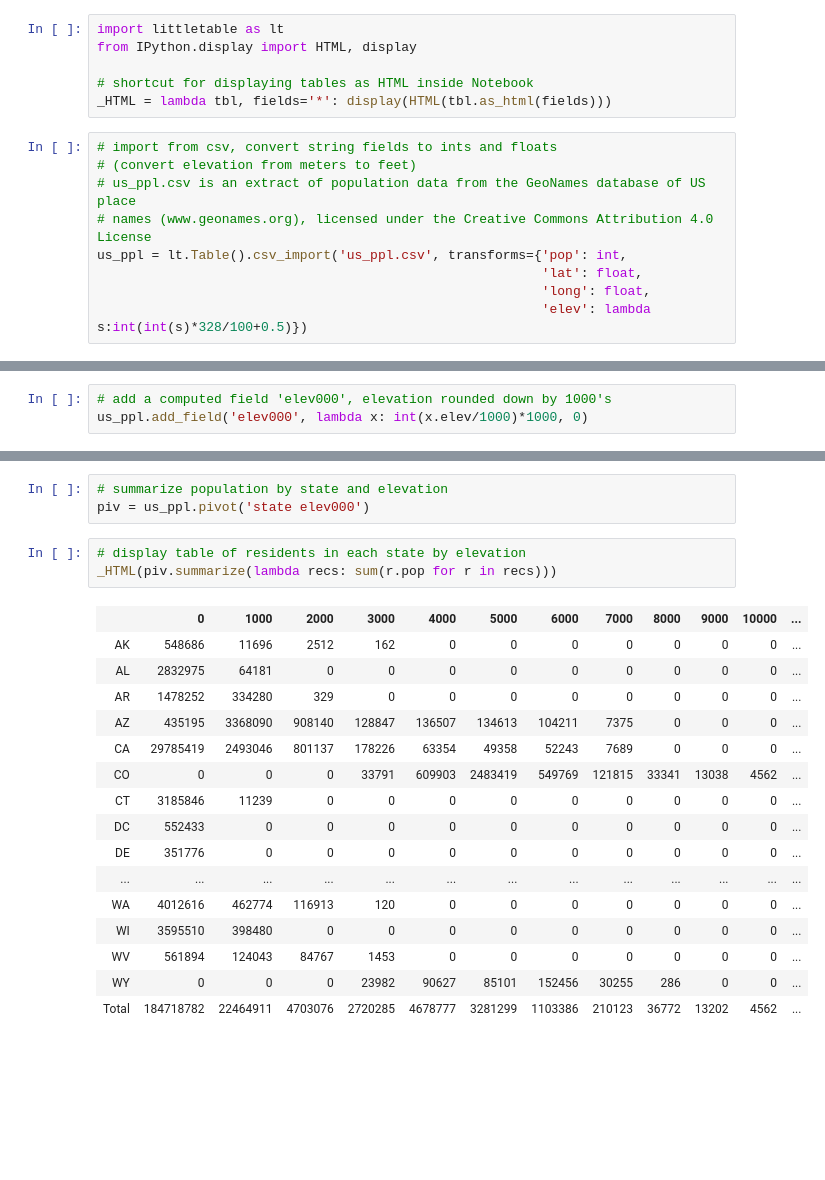
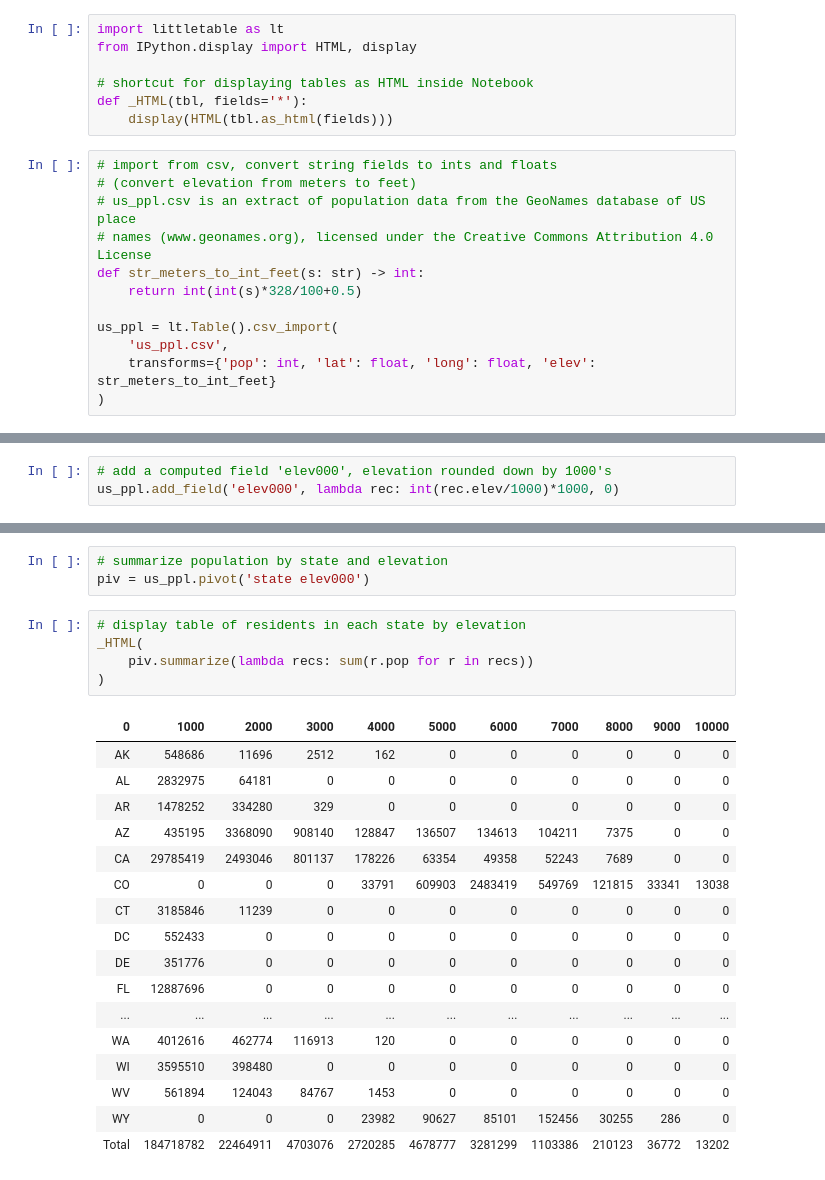
Before and after one commit to ptmcg/littletable, a Jupyter notebook: examples/Littletable PPL demo.ipynb, the cells around one changed output, grey strips where cells are left out. Saved outputs shown, nothing was run; the diff lists cells and outputs as text; blank space fills up the shorter version.

```diff
--- a/examples/Littletable PPL demo.ipynb
+++ b/examples/Littletable PPL demo.ipynb
@@ -3,13 +3,17 @@ import littletable as lt
 from IPython.display import HTML, display
 
 # shortcut for displaying tables as HTML inside Notebook
-_HTML = lambda tbl, fields='*': display(HTML(tbl.as_html(fields)))
+def _HTML(tbl, fields='*'):
+    display(HTML(tbl.as_html(fields)))
 # %%
 # import from csv, convert string fields to ints and floats
 # (convert elevation from meters to feet)
 # us_ppl.csv is an extract of population data from the GeoNames database of US place
 # names (www.geonames.org), licensed under the Creative Commons Attribution 4.0 License
-us_ppl = lt.Table().csv_import('us_ppl.csv', transforms={'pop': int,
-                                                         'lat': float,
-                                                         'long': float,
-                                                         'elev': lambda s:int(int(s)*328/100+0.5)})
+def str_meters_to_int_feet(s: str) -> int:
+    return int(int(s)*328/100+0.5)
+
+us_ppl = lt.Table().csv_import(
+    'us_ppl.csv',
+    transforms={'pop': int, 'lat': float, 'long': float, 'elev': str_meters_to_int_feet}
+)
@@ -127,7 +142,7 @@ _HTML(piv.as_table(sum, 'pop').orderby("pop desc"), "state pop")
 | VT | 325164 |
 # %%
 # add a computed field 'elev000', elevation rounded down by 1000's
-us_ppl.add_field('elev000', lambda x: int(x.elev/1000)*1000, 0)
+us_ppl.add_field('elev000', lambda rec: int(rec.elev/1000)*1000, 0)
 # %% [output]
 <littletable.Table at 0x...>
 # %%
@@ -157,24 +175,27 @@ _HTML(ppl_by_elev, "elevation pop")
 piv = us_ppl.pivot('state elev000')
 # %%
 # display table of residents in each state by elevation
-_HTML(piv.summarize(lambda recs: sum(r.pop for r in recs)))
+_HTML(
+    piv.summarize(lambda recs: sum(r.pop for r in recs))
+)
 # %% [output]
-|  | 0 | 1000 | 2000 | 3000 | 4000 | 5000 | 6000 | 7000 | 8000 | 9000 | 10000 | ... |
-| AK | 548686 | 11696 | 2512 | 162 | 0 | 0 | 0 | 0 | 0 | 0 | 0 | ... |
-| AL | 2832975 | 64181 | 0 | 0 | 0 | 0 | 0 | 0 | 0 | 0 | 0 | ... |
-| AR | 1478252 | 334280 | 329 | 0 | 0 | 0 | 0 | 0 | 0 | 0 | 0 | ... |
-| AZ | 435195 | 3368090 | 908140 | 128847 | 136507 | 134613 | 104211 | 7375 | 0 | 0 | 0 | ... |
-| CA | 29785419 | 2493046 | 801137 | 178226 | 63354 | 49358 | 52243 | 7689 | 0 | 0 | 0 | ... |
-| CO | 0 | 0 | 0 | 33791 | 609903 | 2483419 | 549769 | 121815 | 33341 | 13038 | 4562 | ... |
-| CT | 3185846 | 11239 | 0 | 0 | 0 | 0 | 0 | 0 | 0 | 0 | 0 | ... |
-| DC | 552433 | 0 | 0 | 0 | 0 | 0 | 0 | 0 | 0 | 0 | 0 | ... |
-| DE | 351776 | 0 | 0 | 0 | 0 | 0 | 0 | 0 | 0 | 0 | 0 | ... |
-| ... | ... | ... | ... | ... | ... | ... | ... | ... | ... | ... | ... | ... |
-| WA | 4012616 | 462774 | 116913 | 120 | 0 | 0 | 0 | 0 | 0 | 0 | 0 | ... |
-| WI | 3595510 | 398480 | 0 | 0 | 0 | 0 | 0 | 0 | 0 | 0 | 0 | ... |
-| WV | 561894 | 124043 | 84767 | 1453 | 0 | 0 | 0 | 0 | 0 | 0 | 0 | ... |
-| WY | 0 | 0 | 0 | 23982 | 90627 | 85101 | 152456 | 30255 | 286 | 0 | 0 | ... |
-| Total | 184718782 | 22464911 | 4703076 | 2720285 | 4678777 | 3281299 | 1103386 | 210123 | 36772 | 13202 | 4562 | ... |
+| 0 | 1000 | 2000 | 3000 | 4000 | 5000 | 6000 | 7000 | 8000 | 9000 | 10000 |
+| AK | 548686 | 11696 | 2512 | 162 | 0 | 0 | 0 | 0 | 0 | 0 |
+| AL | 2832975 | 64181 | 0 | 0 | 0 | 0 | 0 | 0 | 0 | 0 |
+| AR | 1478252 | 334280 | 329 | 0 | 0 | 0 | 0 | 0 | 0 | 0 |
+| AZ | 435195 | 3368090 | 908140 | 128847 | 136507 | 134613 | 104211 | 7375 | 0 | 0 |
+| CA | 29785419 | 2493046 | 801137 | 178226 | 63354 | 49358 | 52243 | 7689 | 0 | 0 |
+| CO | 0 | 0 | 0 | 33791 | 609903 | 2483419 | 549769 | 121815 | 33341 | 13038 |
+| CT | 3185846 | 11239 | 0 | 0 | 0 | 0 | 0 | 0 | 0 | 0 |
+| DC | 552433 | 0 | 0 | 0 | 0 | 0 | 0 | 0 | 0 | 0 |
+| DE | 351776 | 0 | 0 | 0 | 0 | 0 | 0 | 0 | 0 | 0 |
+| FL | 12887696 | 0 | 0 | 0 | 0 | 0 | 0 | 0 | 0 | 0 |
+| ... | ... | ... | ... | ... | ... | ... | ... | ... | ... | ... |
+| WA | 4012616 | 462774 | 116913 | 120 | 0 | 0 | 0 | 0 | 0 | 0 |
+| WI | 3595510 | 398480 | 0 | 0 | 0 | 0 | 0 | 0 | 0 | 0 |
+| WV | 561894 | 124043 | 84767 | 1453 | 0 | 0 | 0 | 0 | 0 | 0 |
+| WY | 0 | 0 | 0 | 23982 | 90627 | 85101 | 152456 | 30255 | 286 | 0 |
+| Total | 184718782 | 22464911 | 4703076 | 2720285 | 4678777 | 3281299 | 1103386 | 210123 | 36772 | 13202 |
 # %%
 # what is the average resident elevation by state?
 piv = us_ppl.pivot('state')
```
Also changed, not shown: parts of 7 cells of this notebook.
